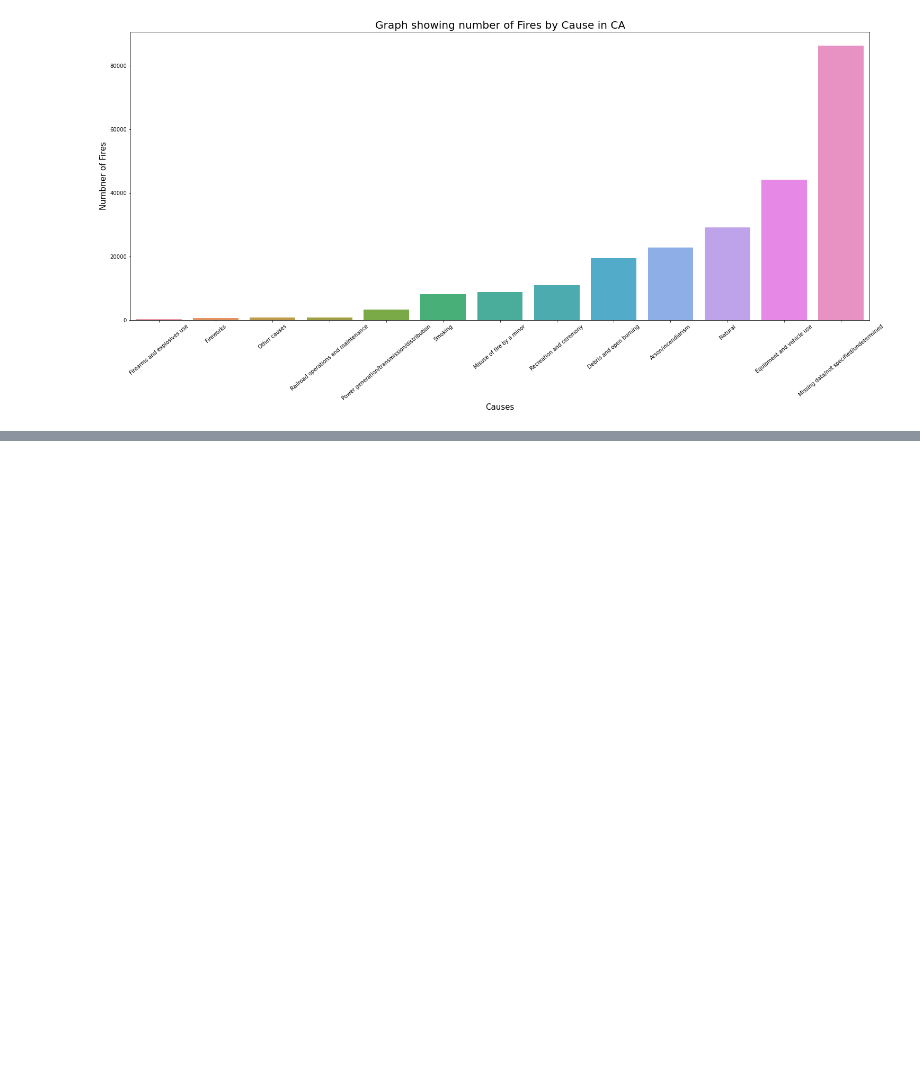
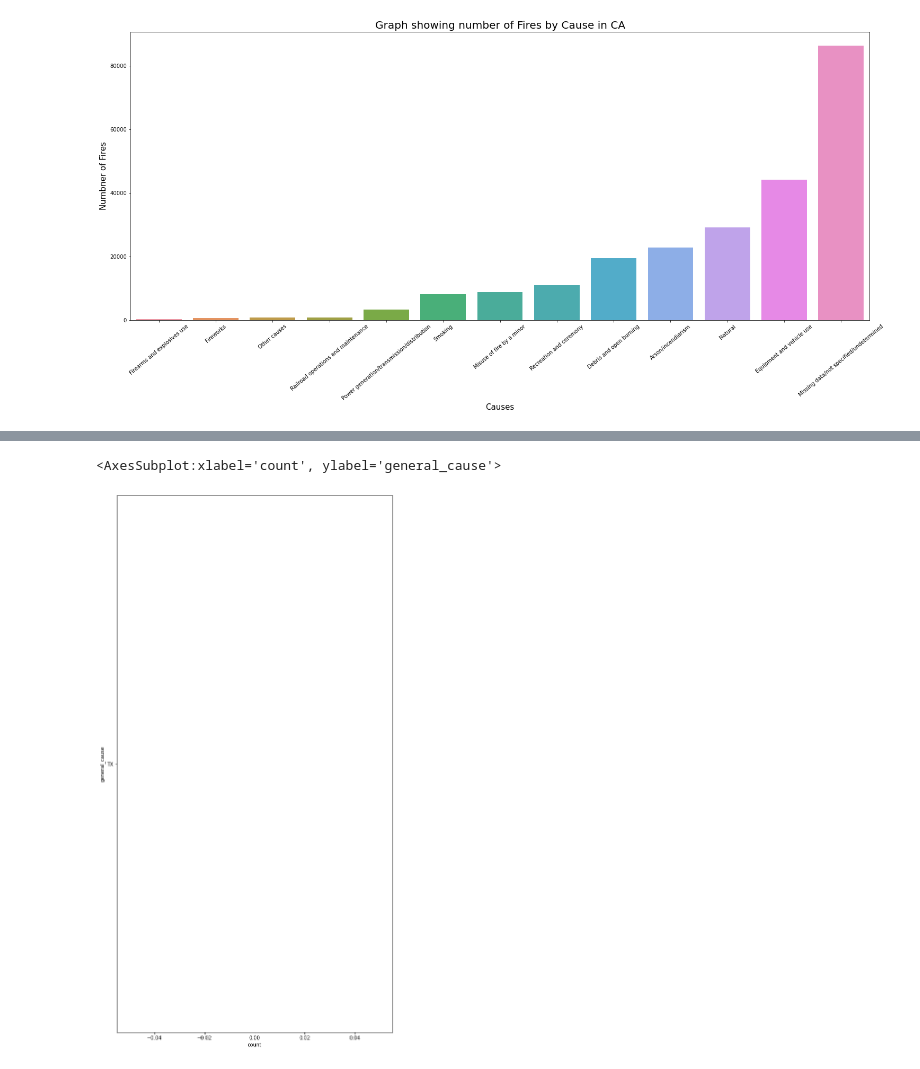
Before and after one commit to Dames-Researching-Flames/Sound-the-Alarm, a Jupyter notebook: Individual Works/kristine_workbook.ipynb, the cells around one changed output, grey strips where cells are left out. Cells and saved outputs as stored; diff of their text form; code cells hidden in the pictures; blank space fills up the shorter version.

```diff
--- a/Individual Works/kristine_workbook.ipynb
+++ b/Individual Works/kristine_workbook.ipynb
@@ -494,0 +495,6 @@ size_cause.set_xticklabels(size_cause.get_xticklabels(),rotation=40)
+# %%
+plt.figure(figsize=(10,20))
+sns.countplot(data=tx_fires, y='general_cause', order=tx_fires.state.value_counts().index)
+# %% [output]
+<AxesSubplot:xlabel='count', ylabel='general_cause'>
+[figure, added]
```
Also changed, not shown: parts of 9 cells of this notebook.
